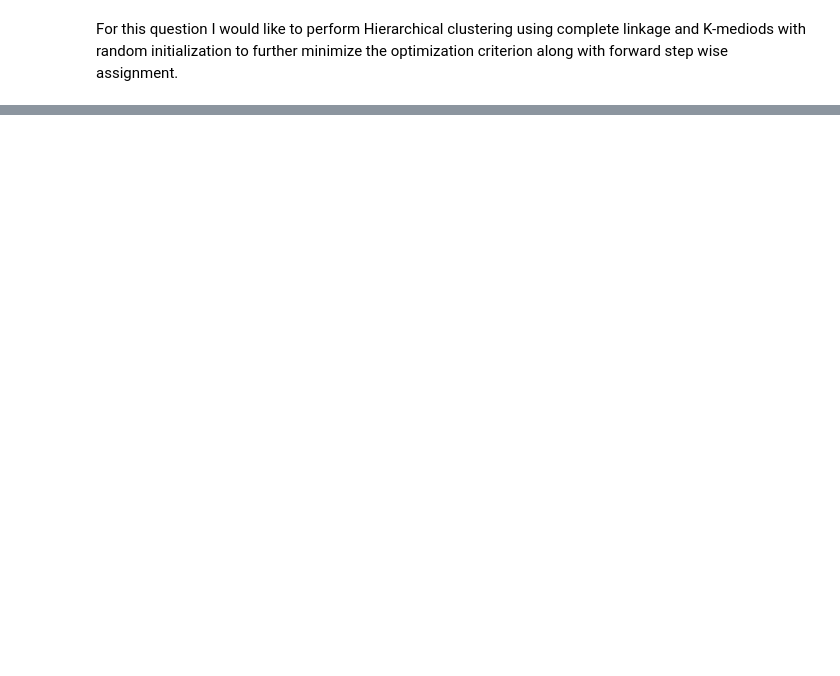
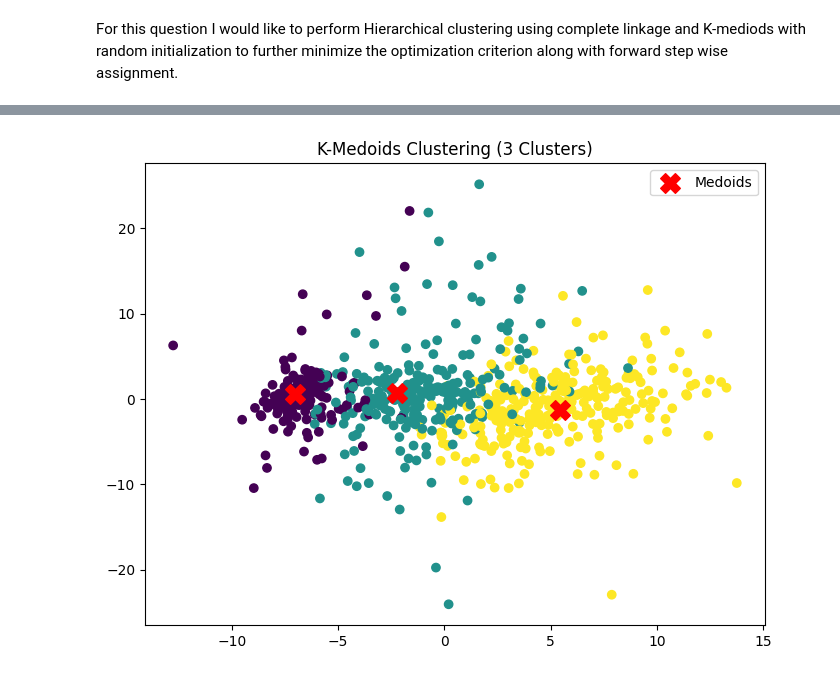
Before and after one commit to matsammut/ARI5102-Data_Analysis_Techniques, a Jupyter notebook: Matteo_Sammut.ipynb, the cells around one changed output, grey strips where cells are left out. Saved outputs shown, nothing was run; the diff lists cells and outputs as text; code cells hidden in the pictures; blank space fills up the shorter version.

```diff
--- a/Matteo_Sammut.ipynb
+++ b/Matteo_Sammut.ipynb
@@ -91,5 +97,22 @@ plt.show()
-# %%
-from sklearn_extra.cluster import KMedoids
-participant_df = pd.read_csv("project_data.csv")
-
-kmedoids = KMedoids(n_clusters=2, random_state=0).fit(X)
+# %%
+
+from sklearn_extra.cluster import KMedoids
+from sklearn.decomposition import PCA
+
+#kmedoids = KMedoids(n_clusters=2, random_state=0).fit(X)
+kmedoids = KMedoids(n_clusters=3, random_state=42)
+labels = kmedoids.fit_predict(participant_df)
+
+# PCA for visualization
+pca = PCA(n_components=2)
+X_pca = pca.fit_transform(participant_df)
+
+# Plot
+plt.figure(figsize=(8, 6))
+plt.scatter(X_pca[:, 0], X_pca[:, 1], c=labels, cmap='viridis')
+plt.scatter(X_pca[kmedoids.medoid_indices_, 0], X_pca[kmedoids.medoid_indices_, 1], c='red', marker='X', s=200, label='Medoids')
+plt.title('K-Medoids Clustering (3 Clusters)')
+plt.legend()
+plt.show()
+# %% [output]
+[figure, added]
```
Also changed, not shown: parts of 4 cells of this notebook, 2 other files.
